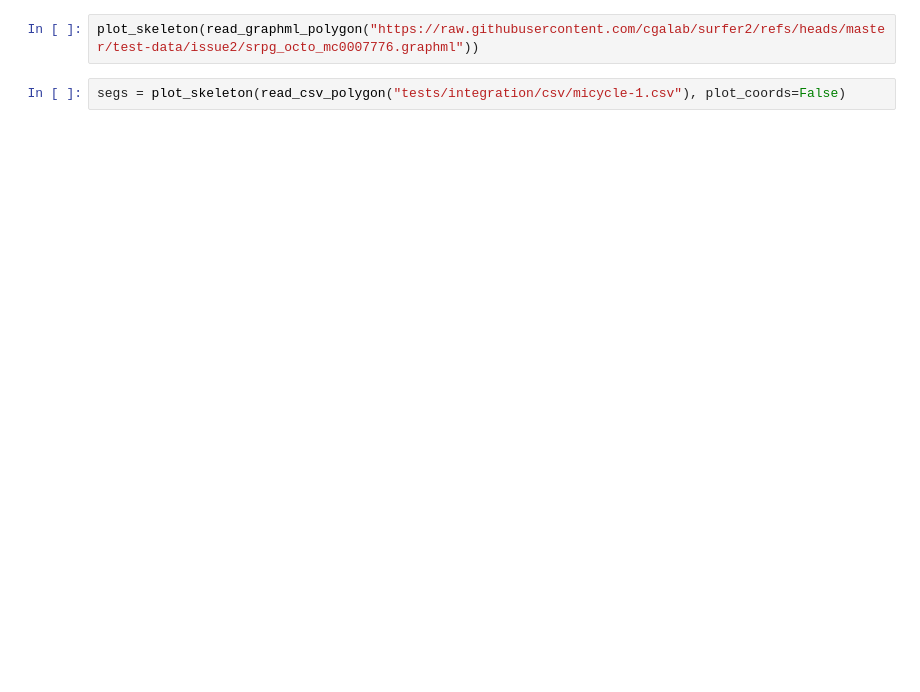
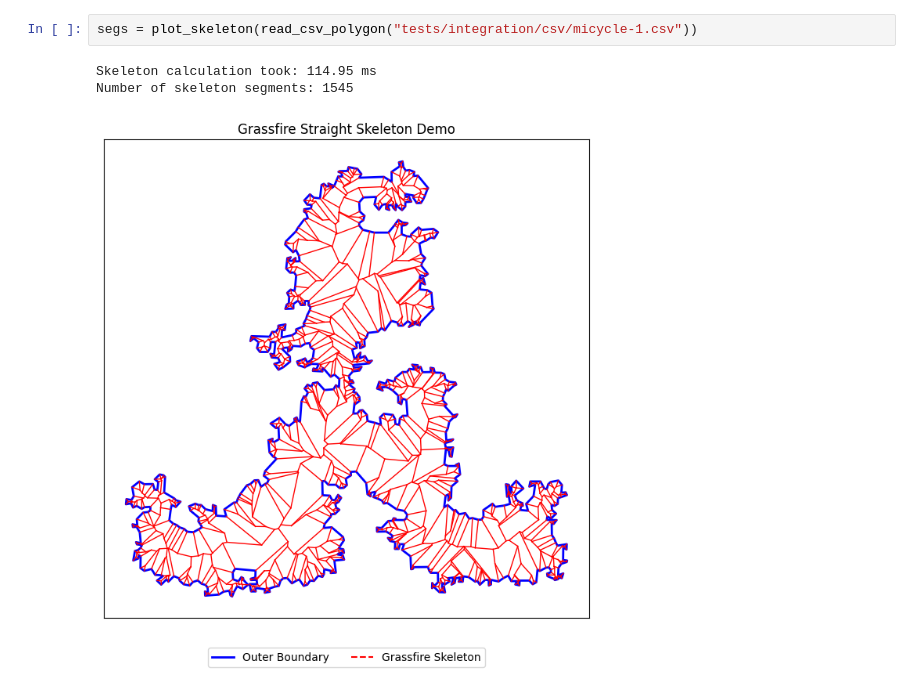
Before and after one commit to micycle1/grassfire2, a Jupyter notebook: demo.ipynb, the cells around one changed output. Cells and saved outputs as stored; diff of their text form; blank space fills up the shorter version.

```diff
--- a/demo.ipynb
+++ b/demo.ipynb
@@ -204,4 +232,6 @@ segs = plot_skeleton(eberly_coords, f"{poly}")
-# %%
-plot_skeleton(read_graphml_polygon("https://raw.githubusercontent.com/cgalab/surfer2/refs/heads/master/test-data/issue2/srpg_octo_mc0007776.graphml"))
 # %%
-segs = plot_skeleton(read_csv_polygon("tests/integration/csv/micycle-1.csv"), plot_coords=False)
+segs = plot_skeleton(read_csv_polygon("tests/integration/csv/micycle-1.csv"))
+# %% [output]
+Skeleton calculation took: 114.95 ms
+Number of skeleton segments: 1545
+[figure, added]
```
Also changed, not shown: parts of 5 cells of this notebook, 5 other files.
